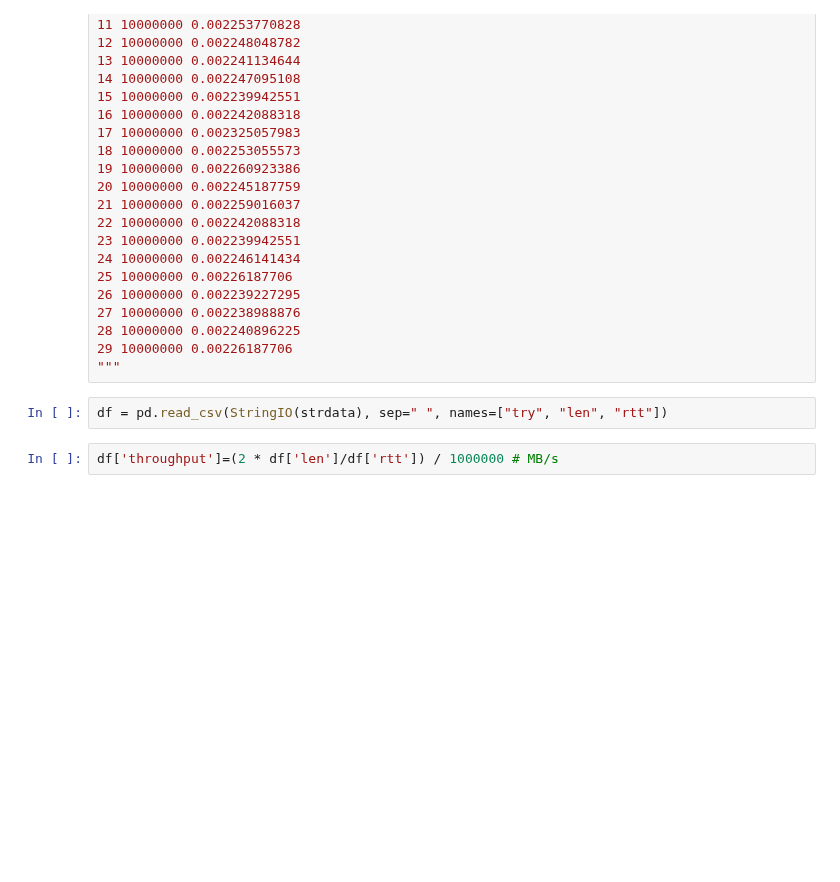
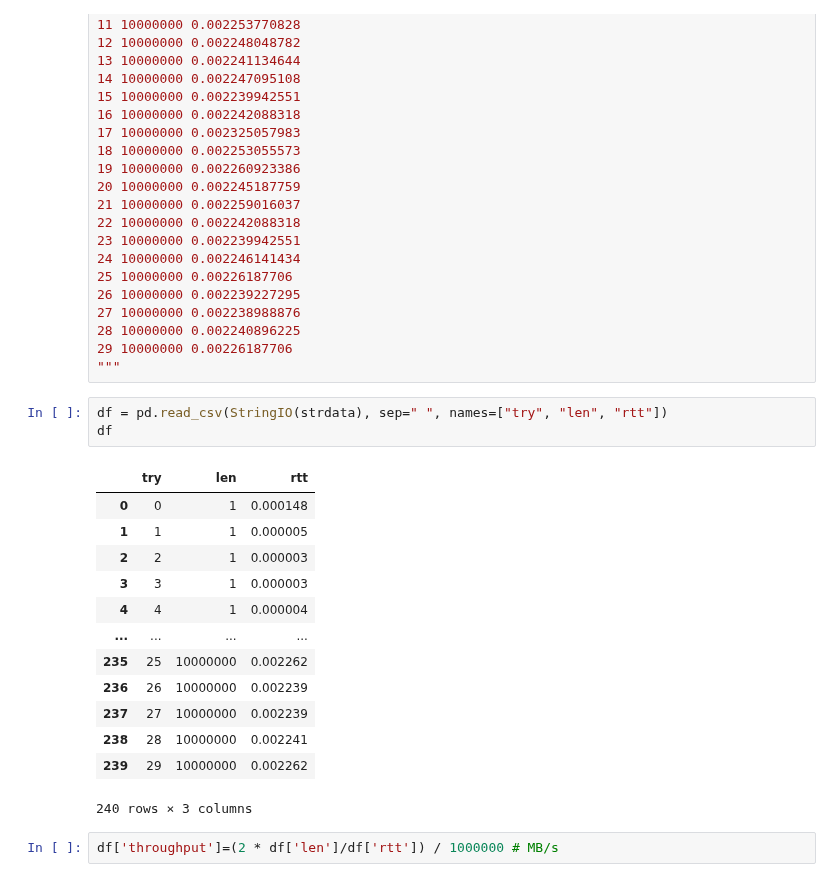
Before and after one commit to kuben-joz/hpc-labs, a Jupyter notebook: lab7/draw-bandwidth.ipynb, the cells around one changed output. Cells and saved outputs as stored; diff of their text form; blank space fills up the shorter version.

```diff
--- a/lab7/draw-bandwidth.ipynb
+++ b/lab7/draw-bandwidth.ipynb
@@ -248,6 +248,21 @@ strdata = """
 """
 # %%
 df = pd.read_csv(StringIO(strdata), sep=" ", names=["try", "len", "rtt"])
+df
+# %% [output]
+|  | try | len | rtt |
+| 0 | 0 | 1 | 0.000148 |
+| 1 | 1 | 1 | 0.000005 |
+| 2 | 2 | 1 | 0.000003 |
+| 3 | 3 | 1 | 0.000003 |
+| 4 | 4 | 1 | 0.000004 |
+| ... | ... | ... | ... |
+| 235 | 25 | 10000000 | 0.002262 |
+| 236 | 26 | 10000000 | 0.002239 |
+| 237 | 27 | 10000000 | 0.002239 |
+| 238 | 28 | 10000000 | 0.002241 |
+| 239 | 29 | 10000000 | 0.002262 |
+240 rows × 3 columns
 # %%
 df['throughput']=(2 * df['len']/df['rtt']) / 1000000 # MB/s
 # %%
```
Also changed, not shown: 29 other files.
